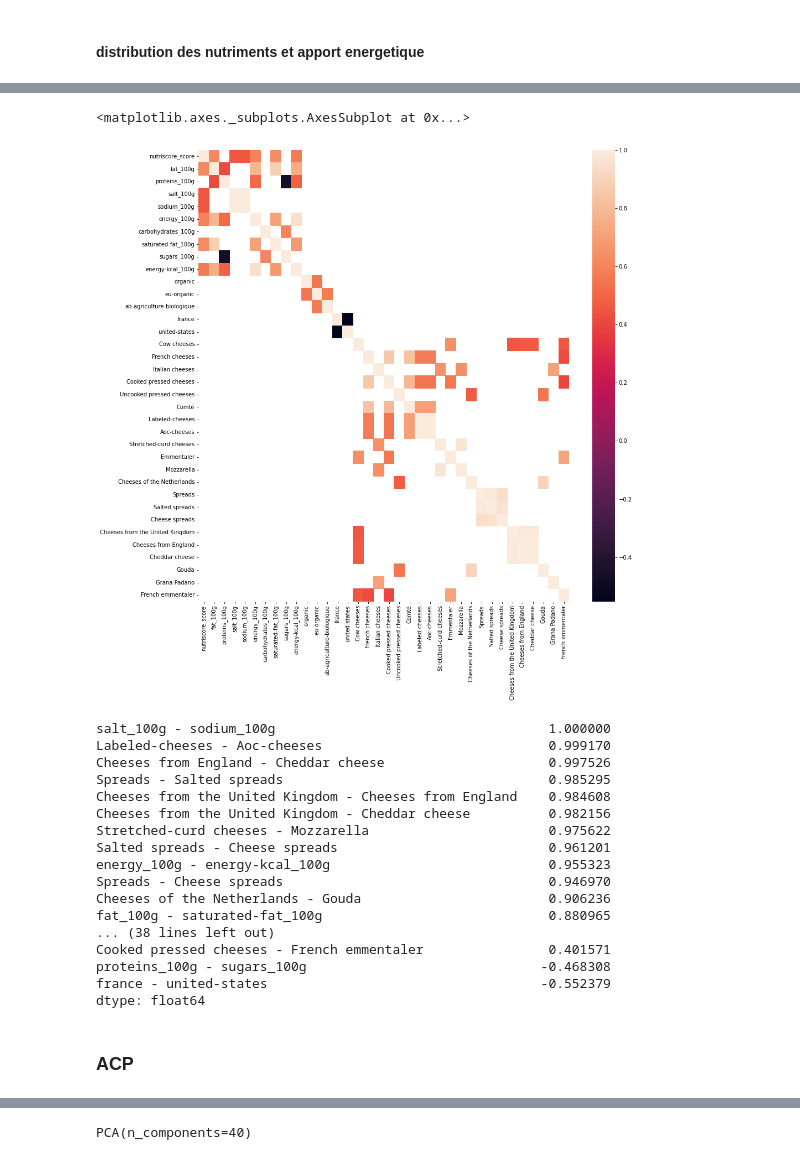
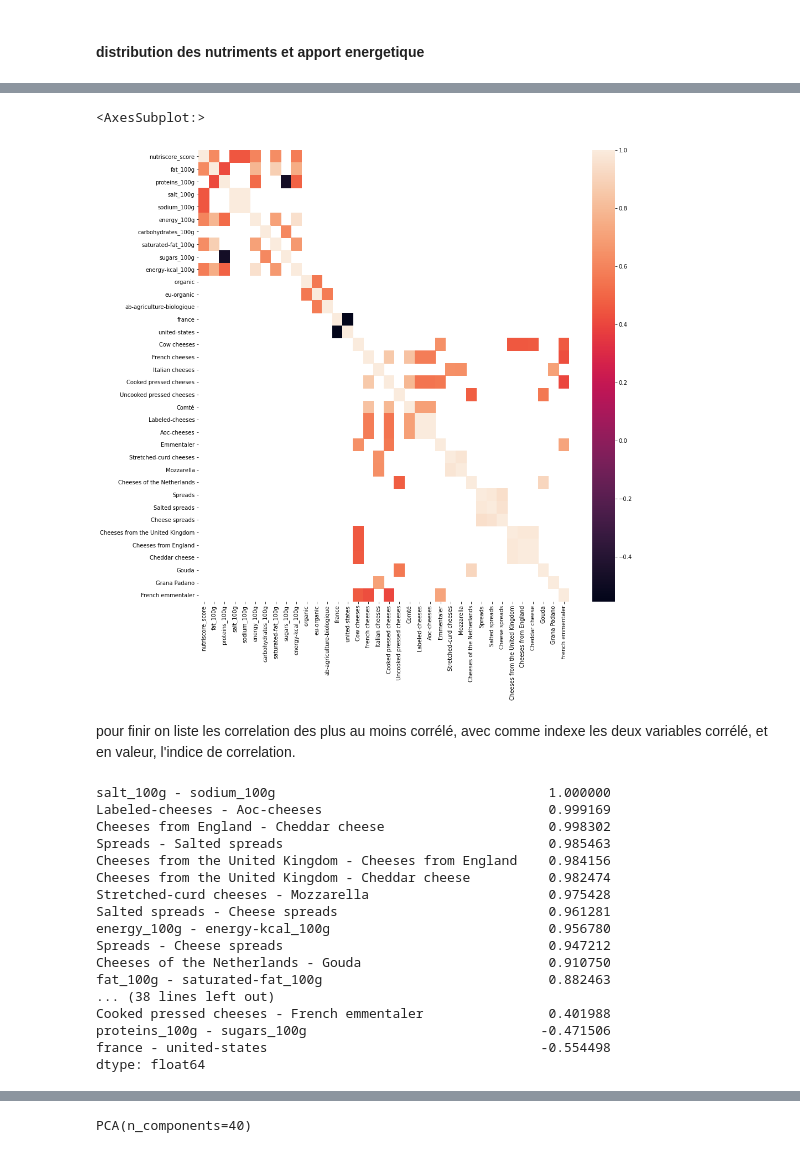
Before and after one commit to skamos/Python, a Jupyter notebook: Openclassroms/Projet_2 Exploration.ipynb, the cells around one changed output, grey strips where cells are left out. Saved outputs shown, nothing was run; the diff lists cells and outputs as text; code cells hidden in the pictures.

```diff
--- a/Openclassroms/Projet_2 Exploration.ipynb
+++ b/Openclassroms/Projet_2 Exploration.ipynb
@@ -160,36 +192,36 @@ sns.heatmap(df_cheese.drop(['created_year', 'brands', 'ingredients_text'], axis=
 # %%
-true_corr = df_cheese.drop(['main_category_en', 'created_year', 'brands', 'ingredients_text'], axis=1)
+true_corr = df_cheese.drop(['product_name', 'nova_group'], axis=1)
 correl = true_corr.corr()
 liste_seuil = correl[correl.abs() > 0.4].sum()
 for i in true_corr.columns:
     if liste_seuil[i] == 1:
         true_corr.drop(i, axis=1, inplace=True)
 plt.figure(figsize=(15,15))
 sns.heatmap(true_corr.corr()[true_corr.corr().abs() > 0.4])
 # %% [output]
-<matplotlib.axes._subplots.AxesSubplot at 0x...>
+<AxesSubplot:>
-[figure, old version]
+[figure, new version]
+# %% [markdown]
+pour finir on liste les correlation des plus au moins corrélé, avec comme indexe les deux variables corrélé, et en valeur, l'indice de correlation.
 # %%
-true_corr = df_cheese.drop(['main_category_en', 'created_year', 'brands', 'ingredients_text'], axis=1)
+true_corr = df_cheese.drop(['product_name', 'nova_group'], axis=1)
 liste_correl = topCorrel(true_corr, 0.4)
 print(liste_correl)
 # %% [output]
 salt_100g - sodium_100g                                   1.000000
-Labeled-cheeses - Aoc-cheeses                             0.999170
-Cheeses from England - Cheddar cheese                     0.997526
-Spreads - Salted spreads                                  0.985295
-Cheeses from the United Kingdom - Cheeses from England    0.984608
-Cheeses from the United Kingdom - Cheddar cheese          0.982156
-Stretched-curd cheeses - Mozzarella                       0.975622
-Salted spreads - Cheese spreads                           0.961201
-energy_100g - energy-kcal_100g                            0.955323
-Spreads - Cheese spreads                                  0.946970
-Cheeses of the Netherlands - Gouda                        0.906236
-fat_100g - saturated-fat_100g                             0.880965
+Labeled-cheeses - Aoc-cheeses                             0.999169
+Cheeses from England - Cheddar cheese                     0.998302
+Spreads - Salted spreads                                  0.985463
+Cheeses from the United Kingdom - Cheeses from England    0.984156
+Cheeses from the United Kingdom - Cheddar cheese          0.982474
+Stretched-curd cheeses - Mozzarella                       0.975428
+Salted spreads - Cheese spreads                           0.961281
+energy_100g - energy-kcal_100g                            0.956780
+Spreads - Cheese spreads                                  0.947212
+Cheeses of the Netherlands - Gouda                        0.910750
+fat_100g - saturated-fat_100g                             0.882463
 ... (38 lines left out)
-Cooked pressed cheeses - French emmentaler                0.401571
-proteins_100g - sugars_100g                              -0.468308
-france - united-states                                   -0.552379
+Cooked pressed cheeses - French emmentaler                0.401988
+proteins_100g - sugars_100g                              -0.471506
+france - united-states                                   -0.554498
 dtype: float64
-# %% [markdown]
-### ACP
```
Also changed, not shown: parts of 31 cells of this notebook, 1 other file.
